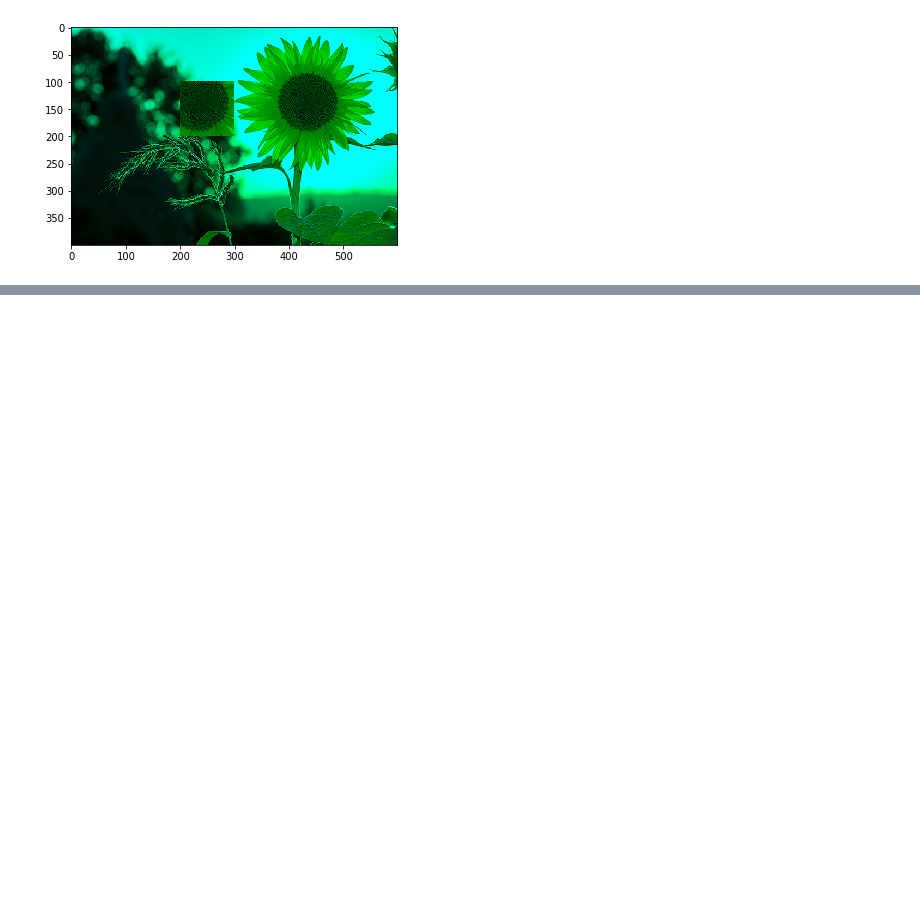
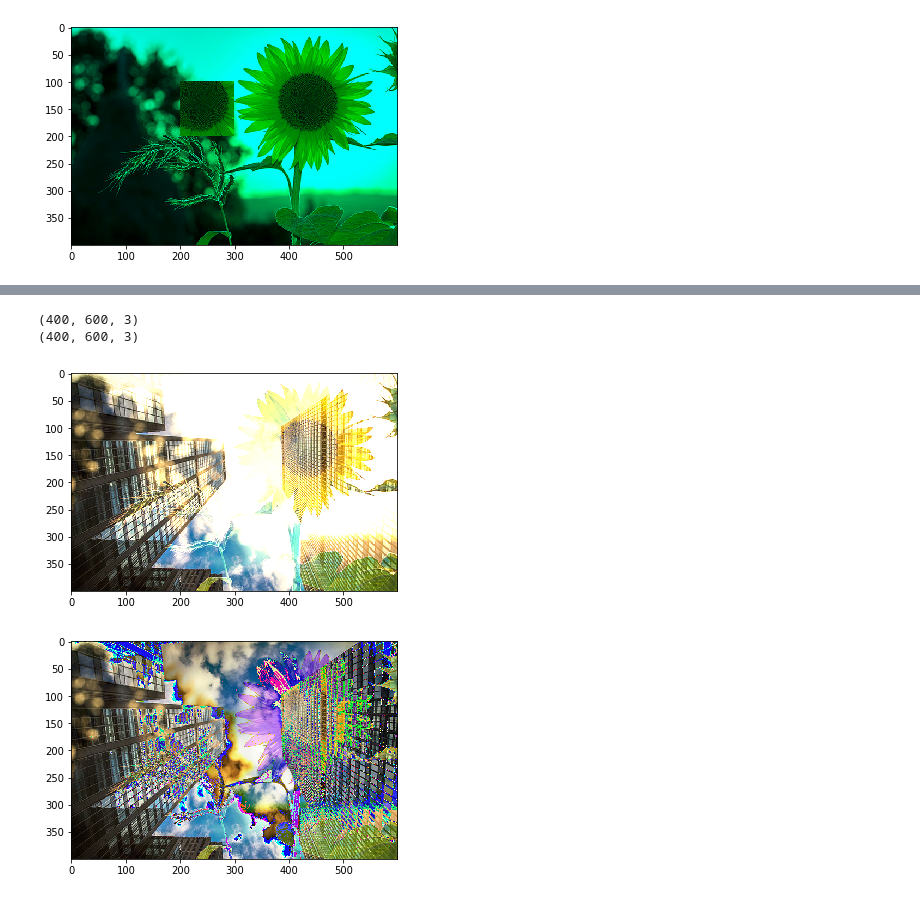
Before and after one commit to LEEHYUNJI94/Python, a Jupyter notebook: Open CV.ipynb, the cells around one changed output, grey strips where cells are left out. Cells and saved outputs as stored; diff of their text form; code cells hidden in the pictures; blank space fills up the shorter version.

```diff
--- a/Open CV.ipynb
+++ b/Open CV.ipynb
@@ -116,0 +211,23 @@ plt.show()
+# %%
+import cv2
+import matplotlib.pyplot as plt
+
+img1=cv2.imread("sunflower.jpg")
+img2=cv2.imread("building.jpg")
+print(img1.shape)
+print(img2.shape)
+
+#####Add함수이용#####
+result=cv2.add(img1,img2)
+plt.imshow(cv2.cvtColor(result, cv2.COLOR_BGR2RGB))
+plt.show()
+
+#####numpy 합으로 구하기#####
+result2=img1 +img2
+plt.imshow(cv2.cvtColor(result2,cv2.COLOR_BGR2RGB))
+plt.show()
+# %% [output]
+(400, 600, 3)
+(400, 600, 3)
+[figure, added]
+[figure, added]
```
Also changed, not shown: parts of 15 cells of this notebook.
